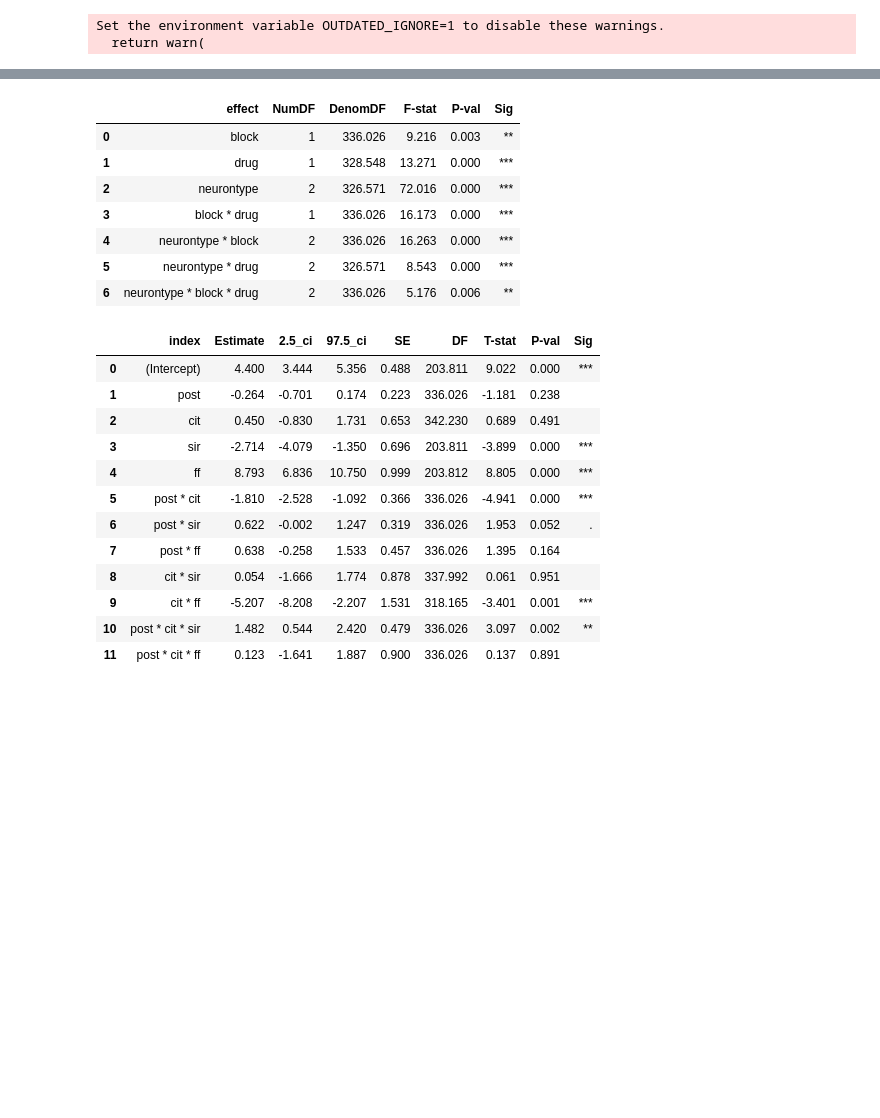
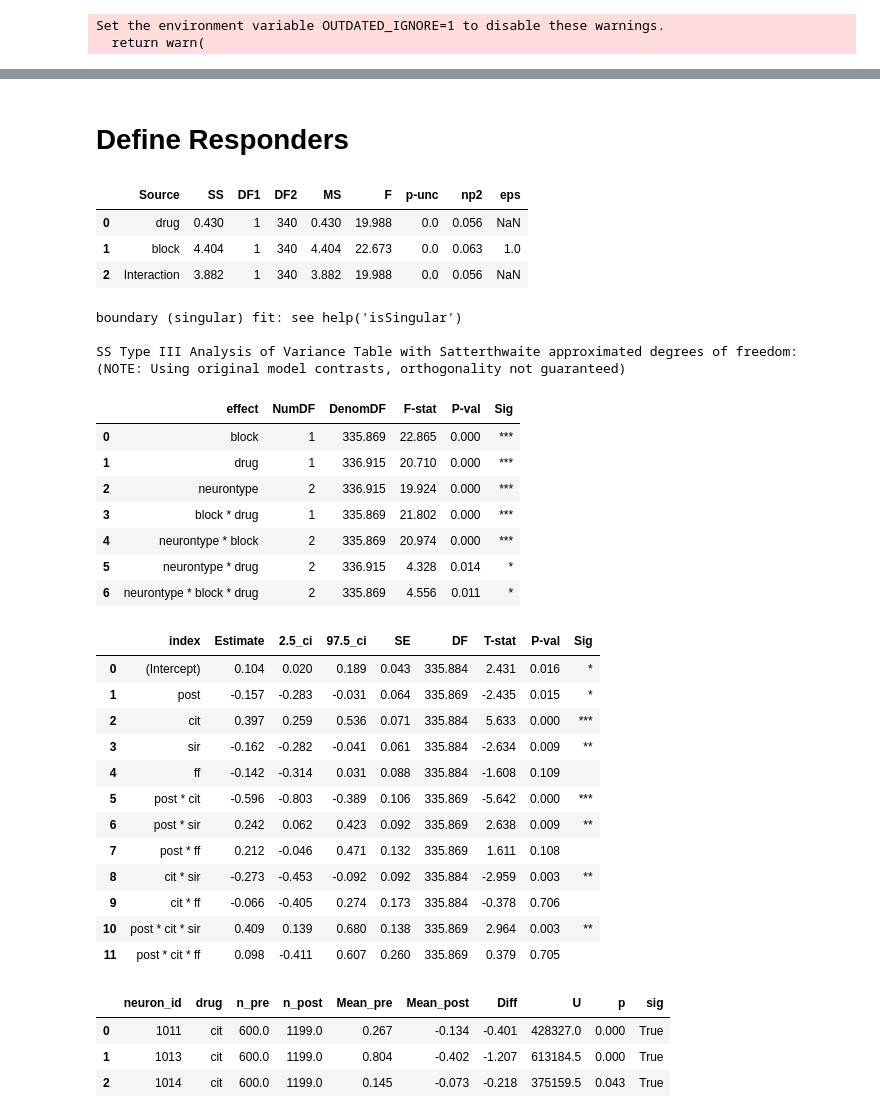
Before and after one commit to Ruairi-osul/drn-interactions, a Jupyter notebook: notebooks/Drug/Single Unit.ipynb, the cells around one changed output, grey strips where cells are left out. Drawn from its saved outputs; the diff is of its cells as text; code cells hidden in the pictures; blank space fills up the shorter version.

Commit message:
WAY for drug

```diff
--- a/notebooks/Drug/Single Unit.ipynb
+++ b/notebooks/Drug/Single Unit.ipynb
@@ -32,28 +46,47 @@ display(num_sessions.join(num_neurons))
+# %% [markdown]
+# Define Responders
 # %%
+# model
 mod = DrugResponders()
-# display(mod.get_anova(spikes, z=False))
-# anova, coefs = mod.get_anova(spikes, clusters, z=False)
+display(mod.get_anova(spikes, z=False))                                         # anova: no clusters
+anova, coefs = mod.get_anova(spikes, clusters, z=False)                         # anova: with clusters
+unit_responders = mod.get_responders(spikes, z=True, abs_diff_thresh=0.2)       # unit post hocs
+
+
 display(anova.round(3))
 display(coefs.round(3))
+display(unit_responders.round(3).head(3))  # examples units
 # %% [output]
-|  | effect | NumDF | DenomDF | F-stat | P-val | Sig |
-| 0 | block | 1 | 336.026 | 9.216 | 0.003 | ** |
-| 1 | drug | 1 | 328.548 | 13.271 | 0.000 | *** |
-| 2 | neurontype | 2 | 326.571 | 72.016 | 0.000 | *** |
-| 3 | block * drug | 1 | 336.026 | 16.173 | 0.000 | *** |
-| 4 | neurontype * block | 2 | 336.026 | 16.263 | 0.000 | *** |
-| 5 | neurontype * drug | 2 | 326.571 | 8.543 | 0.000 | *** |
-| 6 | neurontype * block * drug | 2 | 336.026 | 5.176 | 0.006 | ** |
+|  | Source | SS | DF1 | DF2 | MS | F | p-unc | np2 | eps |
+| 0 | drug | 0.430 | 1 | 340 | 0.430 | 19.988 | 0.0 | 0.056 | NaN |
+| 1 | block | 4.404 | 1 | 340 | 4.404 | 22.673 | 0.0 | 0.063 | 1.0 |
+| 2 | Interaction | 3.882 | 1 | 340 | 3.882 | 19.988 | 0.0 | 0.056 | NaN |
+boundary (singular) fit: see help('isSingular')
+
+SS Type III Analysis of Variance Table with Satterthwaite approximated degrees of freedom:
+(NOTE: Using original model contrasts, orthogonality not guaranteed)
-|  | index | Estimate | 2.5_ci | 97.5_ci | SE | DF | T-stat | P-val | Sig |
-| 0 | (Intercept) | 4.400 | 3.444 | 5.356 | 0.488 | 203.811 | 9.022 | 0.000 | *** |
-| 1 | post | -0.264 | -0.701 | 0.174 | 0.223 | 336.026 | -1.181 | 0.238 |  |
-| 2 | cit | 0.450 | -0.830 | 1.731 | 0.653 | 342.230 | 0.689 | 0.491 |  |
-| 3 | sir | -2.714 | -4.079 | -1.350 | 0.696 | 203.811 | -3.899 | 0.000 | *** |
-| 4 | ff | 8.793 | 6.836 | 10.750 | 0.999 | 203.812 | 8.805 | 0.000 | *** |
-| 5 | post * cit | -1.810 | -2.528 | -1.092 | 0.366 | 336.026 | -4.941 | 0.000 | *** |
-| 6 | post * sir | 0.622 | -0.002 | 1.247 | 0.319 | 336.026 | 1.953 | 0.052 | . |
-| 7 | post * ff | 0.638 | -0.258 | 1.533 | 0.457 | 336.026 | 1.395 | 0.164 |  |
-| 8 | cit * sir | 0.054 | -1.666 | 1.774 | 0.878 | 337.992 | 0.061 | 0.951 |  |
-| 9 | cit * ff | -5.207 | -8.208 | -2.207 | 1.531 | 318.165 | -3.401 | 0.001 | *** |
-| 10 | post * cit * sir | 1.482 | 0.544 | 2.420 | 0.479 | 336.026 | 3.097 | 0.002 | ** |
-| 11 | post * cit * ff | 0.123 | -1.641 | 1.887 | 0.900 | 336.026 | 0.137 | 0.891 |  |
+|  | effect | NumDF | DenomDF | F-stat | P-val | Sig |
+| 0 | block | 1 | 335.869 | 22.865 | 0.000 | *** |
+| 1 | drug | 1 | 336.915 | 20.710 | 0.000 | *** |
+| 2 | neurontype | 2 | 336.915 | 19.924 | 0.000 | *** |
+| 3 | block * drug | 1 | 335.869 | 21.802 | 0.000 | *** |
+| 4 | neurontype * block | 2 | 335.869 | 20.974 | 0.000 | *** |
+| 5 | neurontype * drug | 2 | 336.915 | 4.328 | 0.014 | * |
+| 6 | neurontype * block * drug | 2 | 335.869 | 4.556 | 0.011 | * |
+|  | index | Estimate | 2.5_ci | 97.5_ci | SE | DF | T-stat | P-val | Sig |
+| 0 | (Intercept) | 0.104 | 0.020 | 0.189 | 0.043 | 335.884 | 2.431 | 0.016 | * |
+| 1 | post | -0.157 | -0.283 | -0.031 | 0.064 | 335.869 | -2.435 | 0.015 | * |
+| 2 | cit | 0.397 | 0.259 | 0.536 | 0.071 | 335.884 | 5.633 | 0.000 | *** |
+| 3 | sir | -0.162 | -0.282 | -0.041 | 0.061 | 335.884 | -2.634 | 0.009 | ** |
+| 4 | ff | -0.142 | -0.314 | 0.031 | 0.088 | 335.884 | -1.608 | 0.109 |  |
+| 5 | post * cit | -0.596 | -0.803 | -0.389 | 0.106 | 335.869 | -5.642 | 0.000 | *** |
+| 6 | post * sir | 0.242 | 0.062 | 0.423 | 0.092 | 335.869 | 2.638 | 0.009 | ** |
+| 7 | post * ff | 0.212 | -0.046 | 0.471 | 0.132 | 335.869 | 1.611 | 0.108 |  |
+| 8 | cit * sir | -0.273 | -0.453 | -0.092 | 0.092 | 335.884 | -2.959 | 0.003 | ** |
+| 9 | cit * ff | -0.066 | -0.405 | 0.274 | 0.173 | 335.884 | -0.378 | 0.706 |  |
+| 10 | post * cit * sir | 0.409 | 0.139 | 0.680 | 0.138 | 335.869 | 2.964 | 0.003 | ** |
+| 11 | post * cit * ff | 0.098 | -0.411 | 0.607 | 0.260 | 335.869 | 0.379 | 0.705 |  |
+|  | neuron_id | drug | n_pre | n_post | Mean_pre | Mean_post | Diff | U | p | sig |
+| 0 | 1011 | cit | 600.0 | 1199.0 | 0.267 | -0.134 | -0.401 | 428327.0 | 0.000 | True |
+| 1 | 1013 | cit | 600.0 | 1199.0 | 0.804 | -0.402 | -1.207 | 613184.5 | 0.000 | True |
+| 2 | 1014 | cit | 600.0 | 1199.0 | 0.145 | -0.073 | -0.218 | 375159.5 | 0.043 | True |
```
Also changed, not shown: parts of 17 cells of this notebook, 1 other file.
